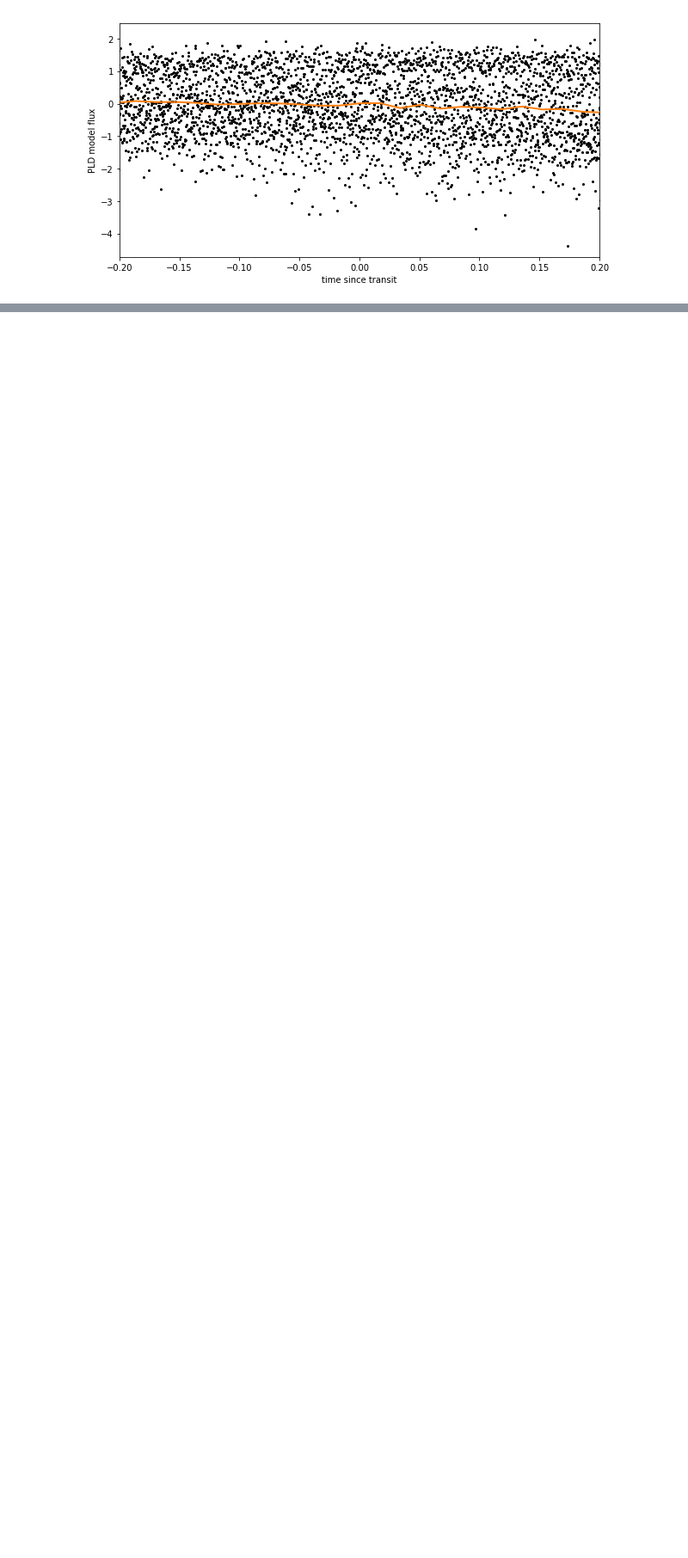
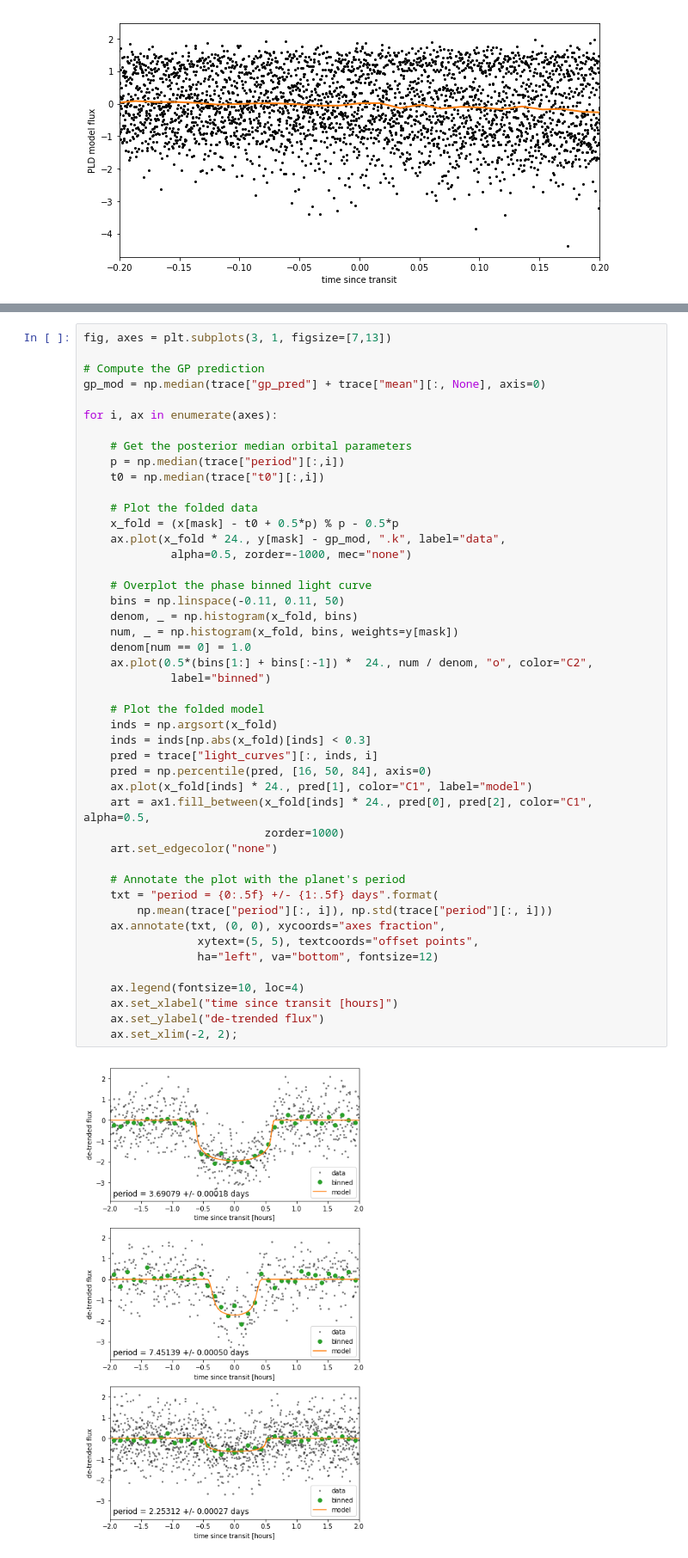
Before and after one commit to mrtommyb/l98-59-transitmodel, a Jupyter notebook: code/exoplanet-test.ipynb, the cells around one changed output, grey strips where cells are left out. Shown at 86% size. Cells and saved outputs as stored; diff of their text form; blank space fills up the shorter version.

```diff
--- a/code/exoplanet-test.ipynb
+++ b/code/exoplanet-test.ipynb
@@ -376,0 +369,48 @@ np.sqrt(1.E-3)
+# %%
+fig, axes = plt.subplots(3, 1, figsize=[7,13])
+
+# Compute the GP prediction
+gp_mod = np.median(trace["gp_pred"] + trace["mean"][:, None], axis=0)
+
+for i, ax in enumerate(axes):
+
+    # Get the posterior median orbital parameters
+    p = np.median(trace["period"][:,i])
+    t0 = np.median(trace["t0"][:,i])
+
+    # Plot the folded data
+    x_fold = (x[mask] - t0 + 0.5*p) % p - 0.5*p
+    ax.plot(x_fold * 24., y[mask] - gp_mod, ".k", label="data",
+             alpha=0.5, zorder=-1000, mec="none")
+
+    # Overplot the phase binned light curve
+    bins = np.linspace(-0.11, 0.11, 50)
+    denom, _ = np.histogram(x_fold, bins)
+    num, _ = np.histogram(x_fold, bins, weights=y[mask])
+    denom[num == 0] = 1.0
+    ax.plot(0.5*(bins[1:] + bins[:-1]) *  24., num / denom, "o", color="C2",
+             label="binned")
+
+    # Plot the folded model
+    inds = np.argsort(x_fold)
+    inds = inds[np.abs(x_fold)[inds] < 0.3]
+    pred = trace["light_curves"][:, inds, i]
+    pred = np.percentile(pred, [16, 50, 84], axis=0)
+    ax.plot(x_fold[inds] * 24., pred[1], color="C1", label="model")
+    art = ax1.fill_between(x_fold[inds] * 24., pred[0], pred[2], color="C1", alpha=0.5,
+                           zorder=1000)
+    art.set_edgecolor("none")
+
+    # Annotate the plot with the planet's period
+    txt = "period = {0:.5f} +/- {1:.5f} days".format(
+        np.mean(trace["period"][:, i]), np.std(trace["period"][:, i]))
+    ax.annotate(txt, (0, 0), xycoords="axes fraction",
+                 xytext=(5, 5), textcoords="offset points",
+                 ha="left", va="bottom", fontsize=12)
+
+    ax.legend(fontsize=10, loc=4)
+    ax.set_xlabel("time since transit [hours]")
+    ax.set_ylabel("de-trended flux")
+    ax.set_xlim(-2, 2);
+# %% [output]
+[figure, added]
```
Also changed, not shown: parts of 22 cells of this notebook, 4 other files.
